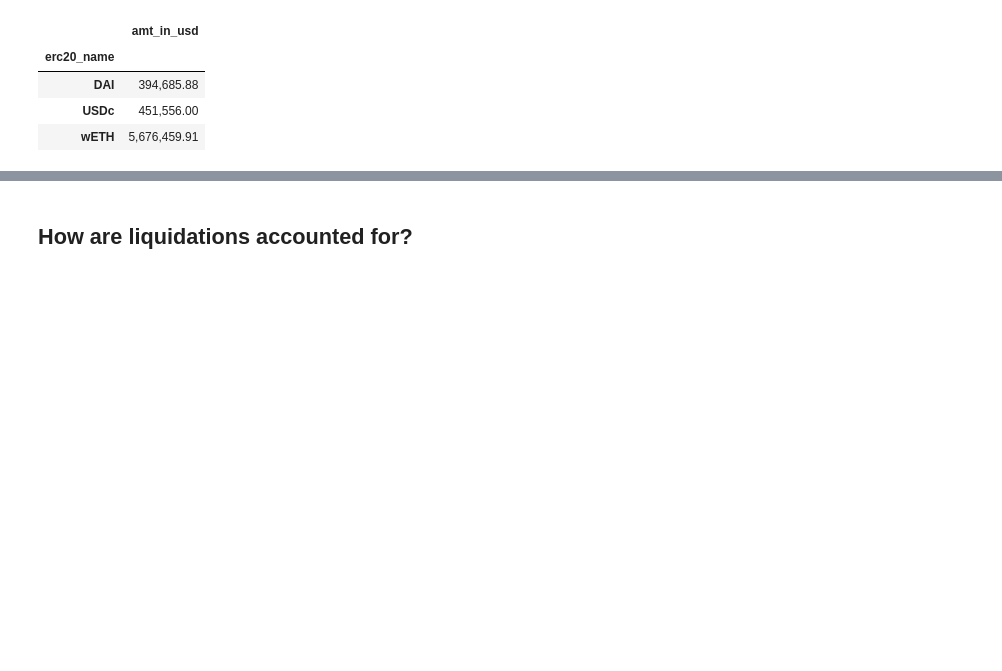
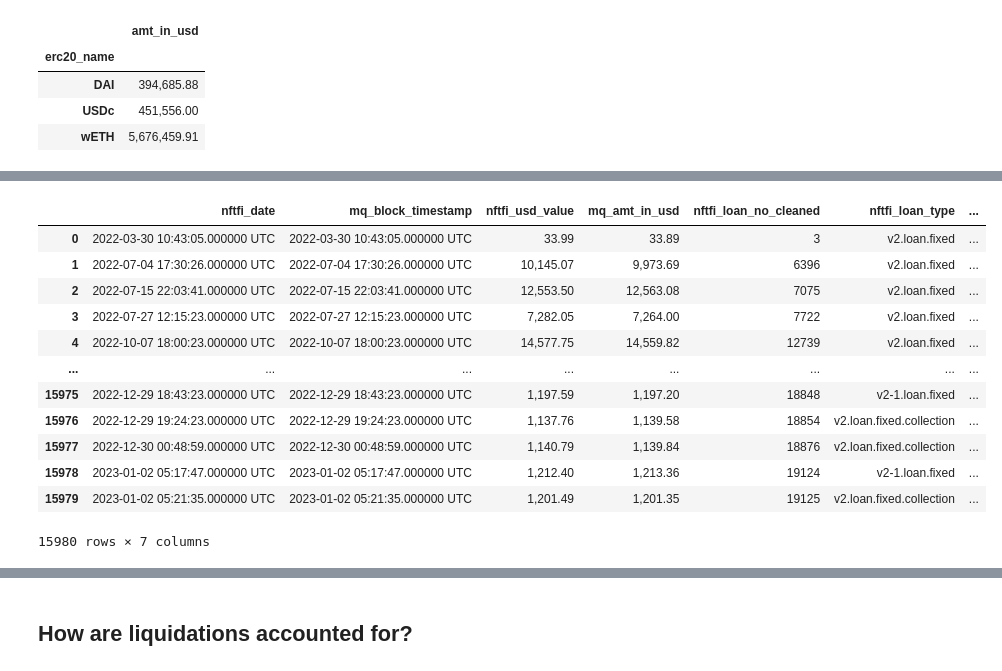
Before and after one commit to datagemsai/ChartGPT-API, a Jupyter notebook: analysis/nftfi_mq.ipynb, the cells around one changed output, grey strips where cells are left out. Saved outputs shown, nothing was run; the diff lists cells and outputs as text; code cells hidden in the pictures; blank space fills up the shorter version.

Commit message:
add analysis on matching loan IDs

```diff
--- a/analysis/nftfi_mq.ipynb
+++ b/analysis/nftfi_mq.ipynb
@@ -423,0 +426,9 @@ MQ:
+# %%
+import copy
+nftfi_with_col_prefix = copy.deepcopy(nftfi)
+mq_with_col_prefix = copy.deepcopy(mq)
+nftfi_with_col_prefix = nftfi_with_col_prefix.rename(columns={col: 'nftfi_'+ col for col in nftfi.columns})
+mq_with_col_prefix = mq_with_col_prefix.rename(columns={col: 'mq_'+ col for col in mq.columns})
+
+matching_mq_with_nftfi = pd.merge(left=nftfi_with_col_prefix, right=mq_with_col_prefix, left_on='nftfi_loan_no_cleaned', right_on='mq_loan_id_cleaned', how='inner', suffixes=('nftfi', 'mq'))
+matching_mq_with_nftfi
@@ -423,0 +449,17 @@ MQ:
+# %%
+subset_of_matching_mq_with_nftfi = matching_mq_with_nftfi[['nftfi_date', 'mq_block_timestamp', 'nftfi_usd_value', 'mq_amt_in_usd', 'nftfi_loan_no_cleaned', 'nftfi_loan_type', 'mq_loan_id_cleaned']]
+subset_of_matching_mq_with_nftfi
+# %% [output]
+|  | nftfi_date | mq_block_timestamp | nftfi_usd_value | mq_amt_in_usd | nftfi_loan_no_cleaned | nftfi_loan_type | ... |
+| 0 | 2022-03-30 10:43:05.000000 UTC | 2022-03-30 10:43:05.000000 UTC | 33.99 | 33.89 | 3 | v2.loan.fixed | ... |
+| 1 | 2022-07-04 17:30:26.000000 UTC | 2022-07-04 17:30:26.000000 UTC | 10,145.07 | 9,973.69 | 6396 | v2.loan.fixed | ... |
+| 2 | 2022-07-15 22:03:41.000000 UTC | 2022-07-15 22:03:41.000000 UTC | 12,553.50 | 12,563.08 | 7075 | v2.loan.fixed | ... |
+| 3 | 2022-07-27 12:15:23.000000 UTC | 2022-07-27 12:15:23.000000 UTC | 7,282.05 | 7,264.00 | 7722 | v2.loan.fixed | ... |
+| 4 | 2022-10-07 18:00:23.000000 UTC | 2022-10-07 18:00:23.000000 UTC | 14,577.75 | 14,559.82 | 12739 | v2.loan.fixed | ... |
+| ... | ... | ... | ... | ... | ... | ... | ... |
+| 15975 | 2022-12-29 18:43:23.000000 UTC | 2022-12-29 18:43:23.000000 UTC | 1,197.59 | 1,197.20 | 18848 | v2-1.loan.fixed | ... |
+| 15976 | 2022-12-29 19:24:23.000000 UTC | 2022-12-29 19:24:23.000000 UTC | 1,137.76 | 1,139.58 | 18854 | v2.loan.fixed.collection | ... |
+| 15977 | 2022-12-30 00:48:59.000000 UTC | 2022-12-30 00:48:59.000000 UTC | 1,140.79 | 1,139.84 | 18876 | v2.loan.fixed.collection | ... |
+| 15978 | 2023-01-02 05:17:47.000000 UTC | 2023-01-02 05:17:47.000000 UTC | 1,212.40 | 1,213.36 | 19124 | v2-1.loan.fixed | ... |
+| 15979 | 2023-01-02 05:21:35.000000 UTC | 2023-01-02 05:21:35.000000 UTC | 1,201.49 | 1,201.35 | 19125 | v2.loan.fixed.collection | ... |
+15980 rows × 7 columns
```
Also changed, not shown: parts of 9 cells of this notebook.
